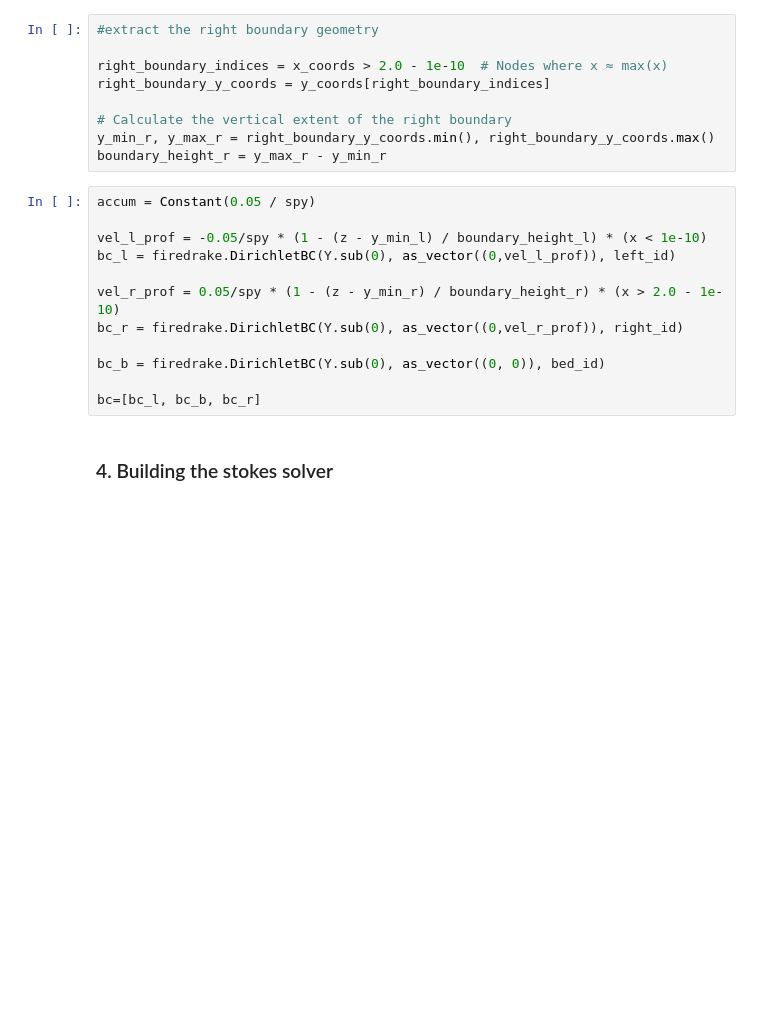
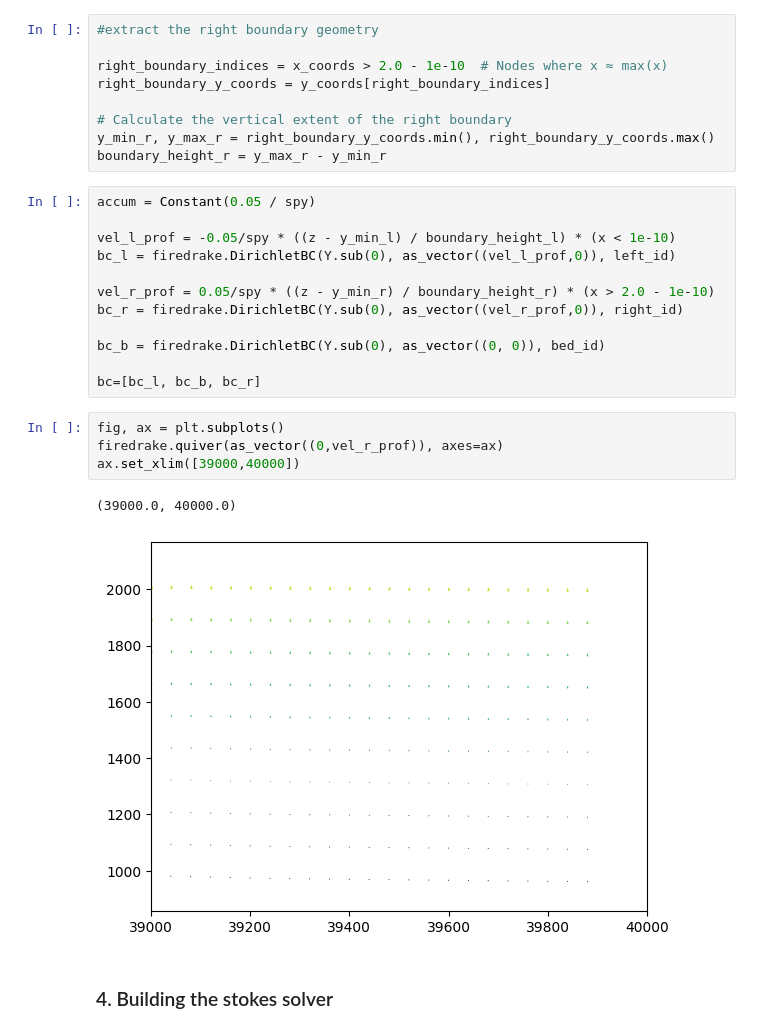
Before and after one commit to johnmorganmanos/AH_modeling, a Jupyter notebook: viscosity_and_temp_coupled_AH1901.ipynb, the cells around one changed output. Cells and saved outputs as stored; diff of their text form; blank space fills up the shorter version.

```diff
--- a/viscosity_and_temp_coupled_AH1901.ipynb
+++ b/viscosity_and_temp_coupled_AH1901.ipynb
@@ -148,15 +148,22 @@ boundary_height_r = y_max_r - y_min_r
 # %%
 accum = Constant(0.05 / spy)
 
-vel_l_prof = -0.05/spy * (1 - (z - y_min_l) / boundary_height_l) * (x < 1e-10)
-bc_l = firedrake.DirichletBC(Y.sub(0), as_vector((0,vel_l_prof)), left_id)
+vel_l_prof = -0.05/spy * ((z - y_min_l) / boundary_height_l) * (x < 1e-10)
+bc_l = firedrake.DirichletBC(Y.sub(0), as_vector((vel_l_prof,0)), left_id)
 
-vel_r_prof = 0.05/spy * (1 - (z - y_min_r) / boundary_height_r) * (x > 2.0 - 1e-10)
-bc_r = firedrake.DirichletBC(Y.sub(0), as_vector((0,vel_r_prof)), right_id)
+vel_r_prof = 0.05/spy * ((z - y_min_r) / boundary_height_r) * (x > 2.0 - 1e-10)
+bc_r = firedrake.DirichletBC(Y.sub(0), as_vector((vel_r_prof,0)), right_id)
 
 bc_b = firedrake.DirichletBC(Y.sub(0), as_vector((0, 0)), bed_id)
 
 bc=[bc_l, bc_b, bc_r]
+# %%
+fig, ax = plt.subplots()
+firedrake.quiver(as_vector((0,vel_r_prof)), axes=ax)
+ax.set_xlim([39000,40000])
+# %% [output]
+(39000.0, 40000.0)
+[figure, added]
 # %% [markdown]
 ### 4. Building the stokes solver
 # %%
```
Also changed, not shown: parts of 4 cells of this notebook.
